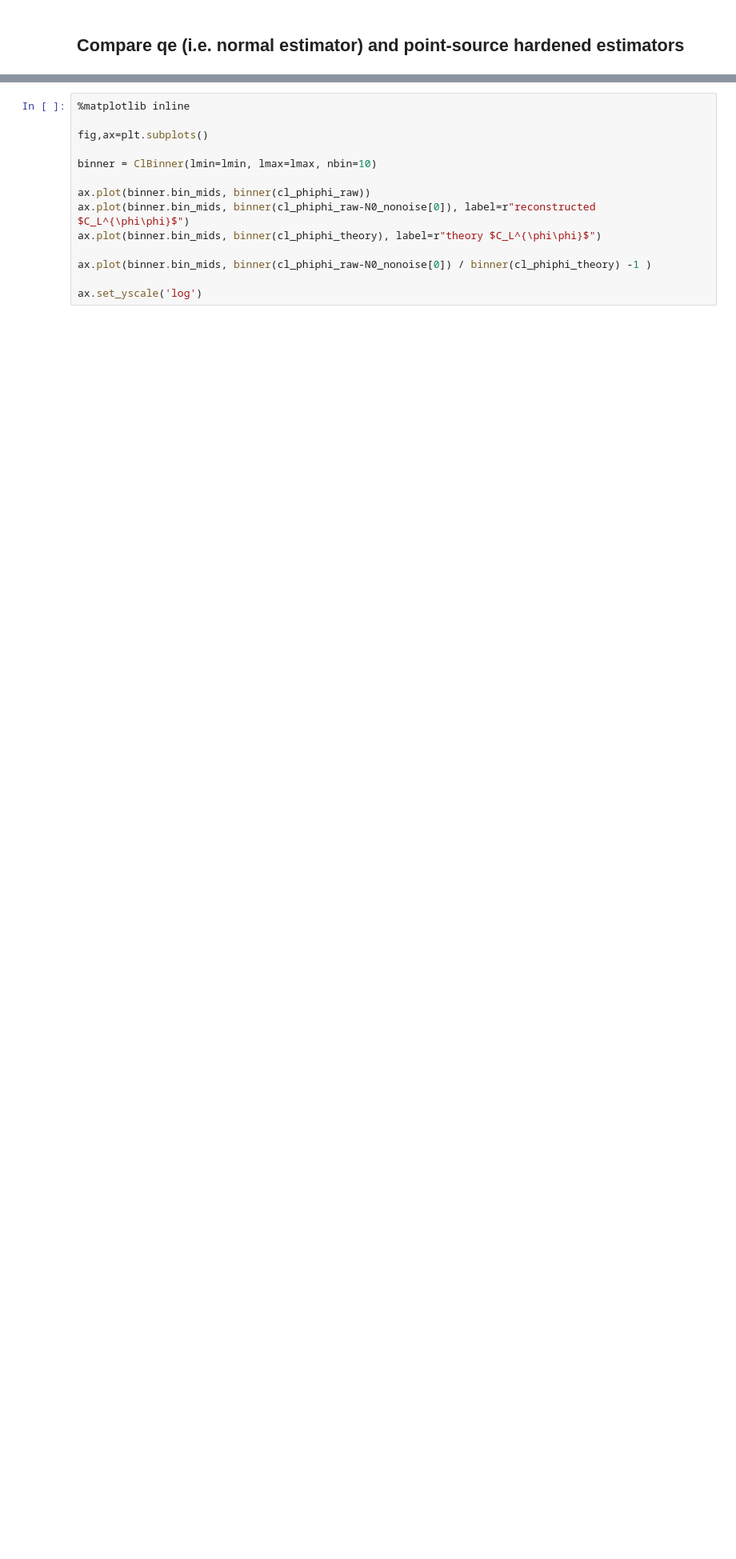
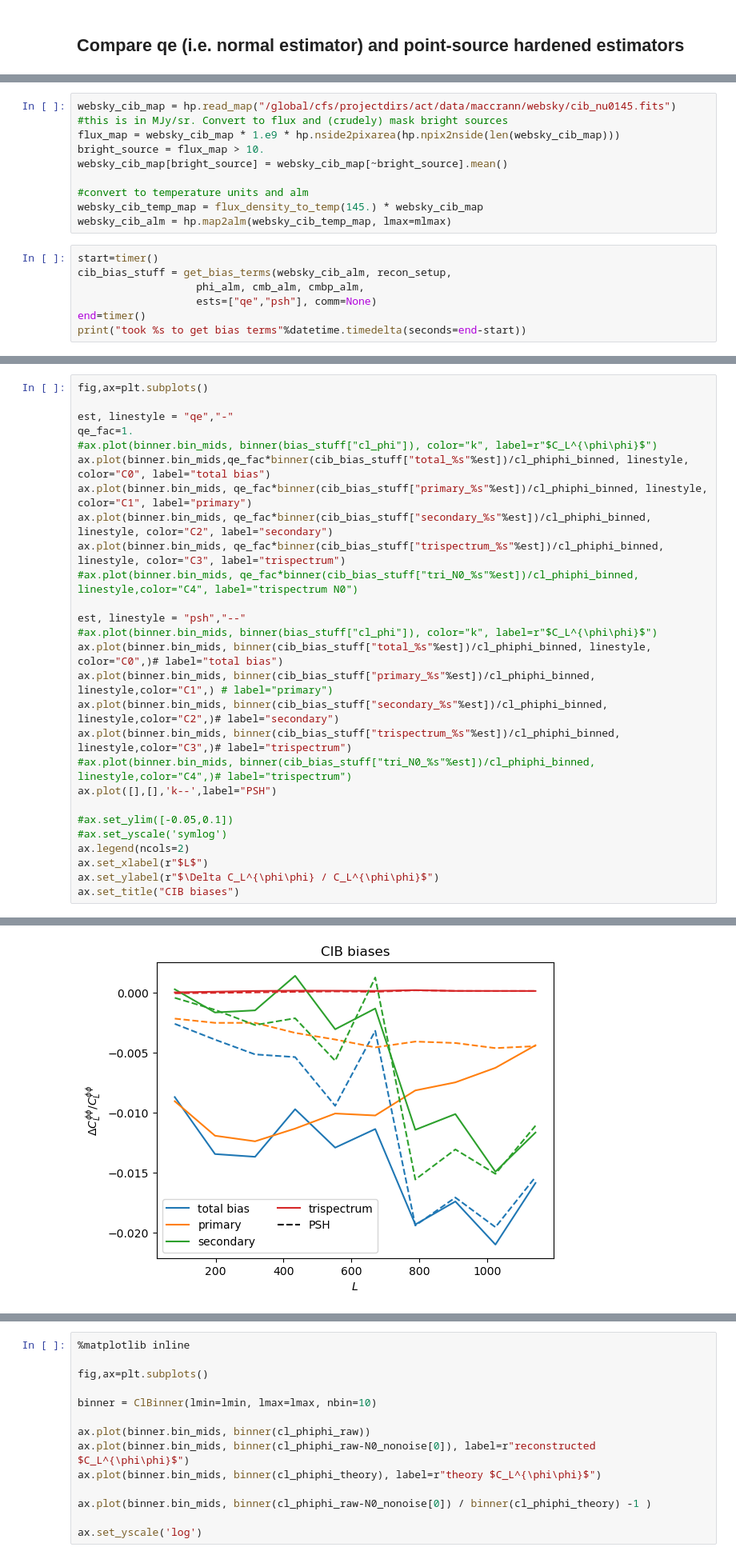
Before and after one commit to simonsobs/fgbias, a Jupyter notebook: examples/example1.ipynb, the cells around one changed output, grey strips where cells are left out. Shown at 80% size. Drawn from its saved outputs; the diff is of its cells as text; blank space fills up the shorter version.

```diff
--- a/examples/example1.ipynb
+++ b/examples/example1.ipynb
@@ -257,0 +191,17 @@ ax.legend()
+# %%
+websky_cib_map = hp.read_map("/global/cfs/projectdirs/act/data/maccrann/websky/cib_nu0145.fits")
+#this is in MJy/sr. Convert to flux and (crudely) mask bright sources
+flux_map = websky_cib_map * 1.e9 * hp.nside2pixarea(hp.npix2nside(len(websky_cib_map)))
+bright_source = flux_map > 10.
+websky_cib_map[bright_source] = websky_cib_map[~bright_source].mean()
+
+#convert to temperature units and alm
+websky_cib_temp_map = flux_density_to_temp(145.) * websky_cib_map
+websky_cib_alm = hp.map2alm(websky_cib_temp_map, lmax=mlmax)
+# %%
+start=timer()
+cib_bias_stuff = get_bias_terms(websky_cib_alm, recon_setup,
+                   phi_alm, cmb_alm, cmbp_alm,
+                   ests=["qe","psh"], comm=None)
+end=timer()
+print("took %s to get bias terms"%datetime.timedelta(seconds=end-start))
@@ -257,0 +222,28 @@ ax.legend()
+# %%
+fig,ax=plt.subplots()
+
+est, linestyle = "qe","-"
+qe_fac=1.
+#ax.plot(binner.bin_mids, binner(bias_stuff["cl_phi"]), color="k", label=r"$C_L^{\phi\phi}$")
+ax.plot(binner.bin_mids,qe_fac*binner(cib_bias_stuff["total_%s"%est])/cl_phiphi_binned, linestyle, color="C0", label="total bias")
+ax.plot(binner.bin_mids, qe_fac*binner(cib_bias_stuff["primary_%s"%est])/cl_phiphi_binned, linestyle, color="C1", label="primary")
+ax.plot(binner.bin_mids, qe_fac*binner(cib_bias_stuff["secondary_%s"%est])/cl_phiphi_binned, linestyle, color="C2", label="secondary")
+ax.plot(binner.bin_mids, qe_fac*binner(cib_bias_stuff["trispectrum_%s"%est])/cl_phiphi_binned, linestyle, color="C3", label="trispectrum")
+#ax.plot(binner.bin_mids, qe_fac*binner(cib_bias_stuff["tri_N0_%s"%est])/cl_phiphi_binned, linestyle,color="C4", label="trispectrum N0")
+
+est, linestyle = "psh","--"
+#ax.plot(binner.bin_mids, binner(bias_stuff["cl_phi"]), color="k", label=r"$C_L^{\phi\phi}$")
+ax.plot(binner.bin_mids, binner(cib_bias_stuff["total_%s"%est])/cl_phiphi_binned, linestyle, color="C0",)# label="total bias")
+ax.plot(binner.bin_mids, binner(cib_bias_stuff["primary_%s"%est])/cl_phiphi_binned, linestyle,color="C1",) # label="primary")
+ax.plot(binner.bin_mids, binner(cib_bias_stuff["secondary_%s"%est])/cl_phiphi_binned, linestyle,color="C2",)# label="secondary")
+ax.plot(binner.bin_mids, binner(cib_bias_stuff["trispectrum_%s"%est])/cl_phiphi_binned, linestyle,color="C3",)# label="trispectrum")
+#ax.plot(binner.bin_mids, binner(cib_bias_stuff["tri_N0_%s"%est])/cl_phiphi_binned, linestyle,color="C4",)# label="trispectrum")
+ax.plot([],[],'k--',label="PSH")
+
+#ax.set_ylim([-0.05,0.1])
+#ax.set_yscale('symlog')
+ax.legend(ncols=2)
+ax.set_xlabel(r"$L$")
+ax.set_ylabel(r"$\Delta C_L^{\phi\phi} / C_L^{\phi\phi}$")
+ax.set_title("CIB biases")
+# %% [output]
@@ -257,0 +251 @@ ax.legend()
+[figure, added]
```
Also changed, not shown: parts of 43 cells of this notebook.
